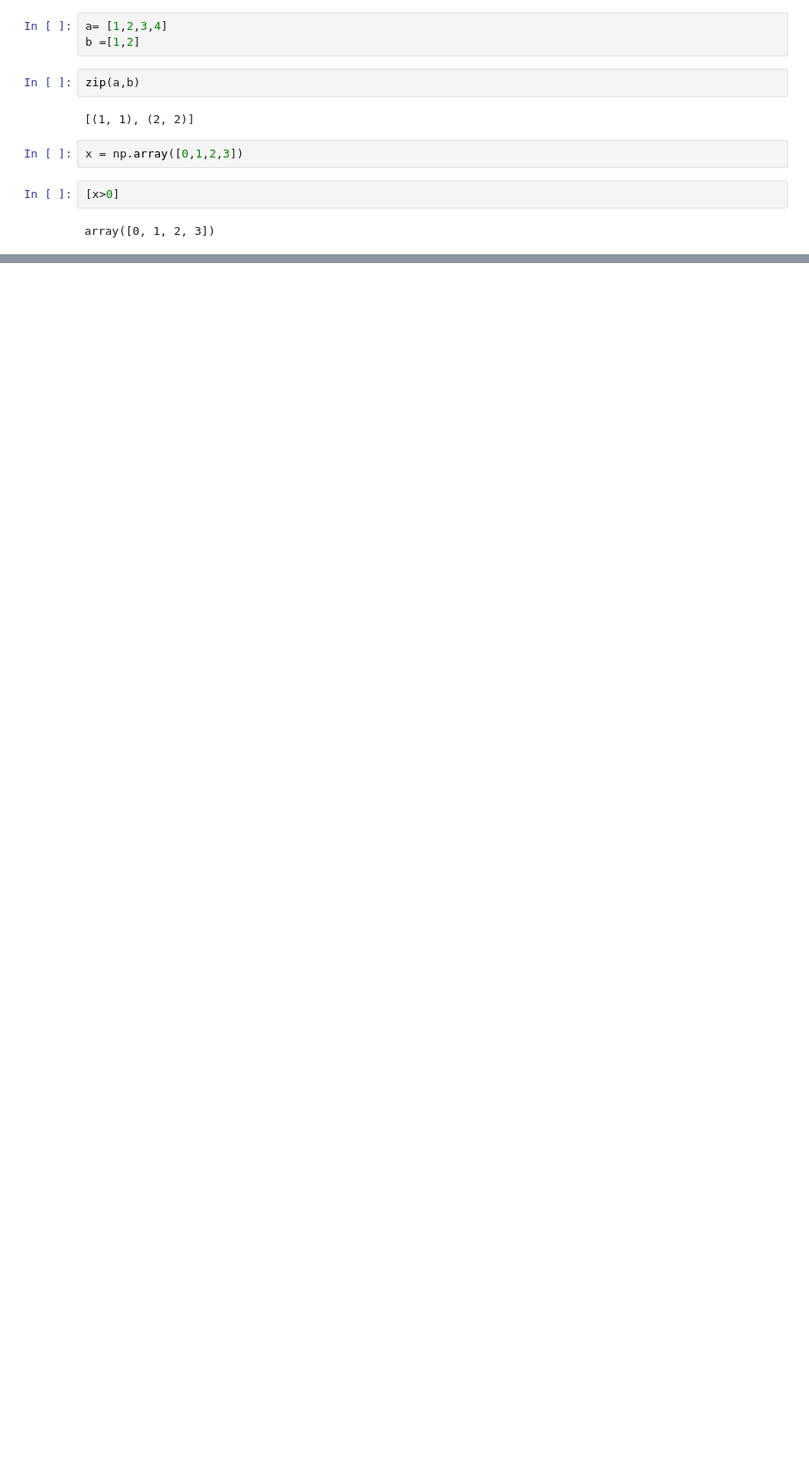
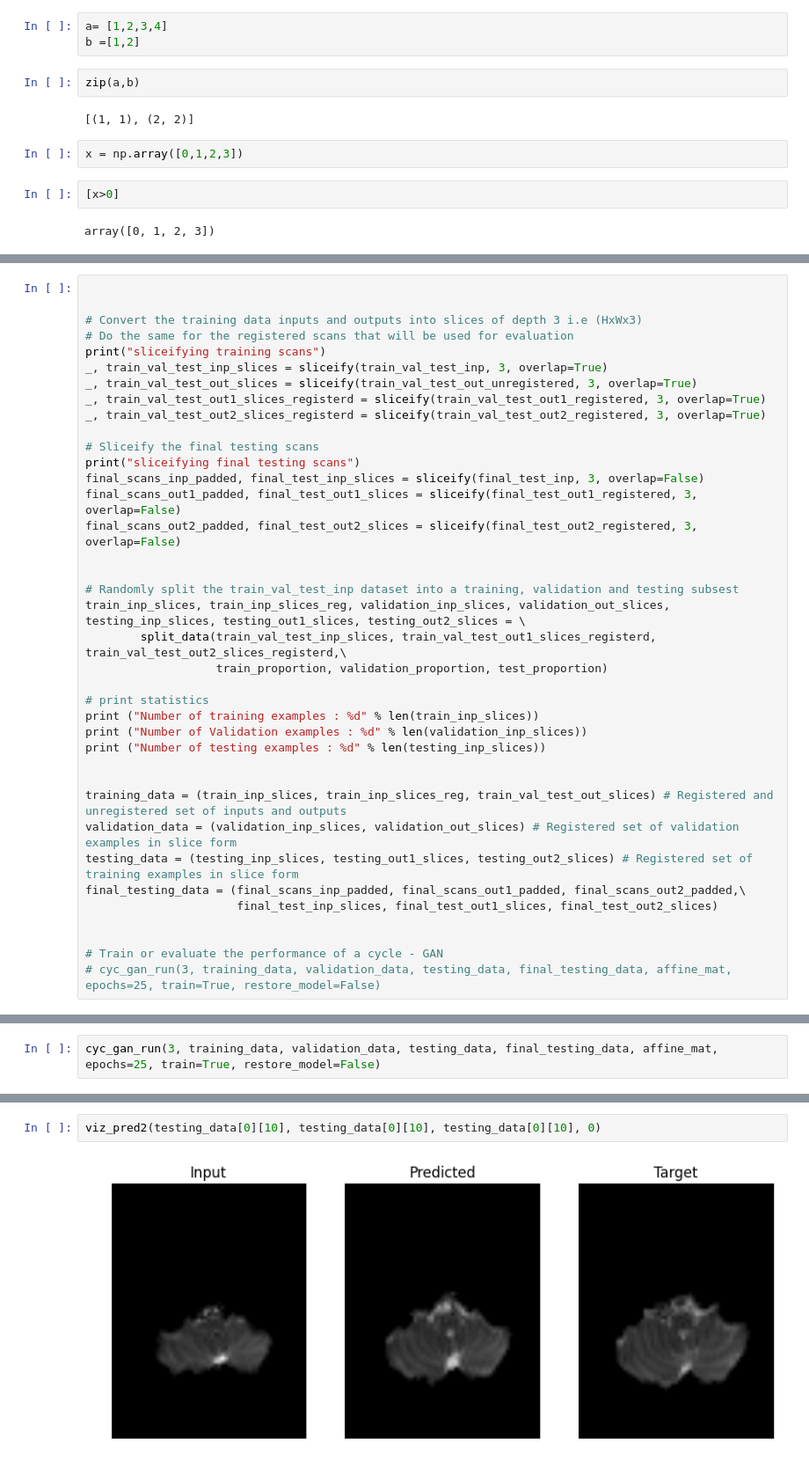
Before and after one commit to shivamdhall/MRIDataHarmonisation, a Jupyter notebook: NoteBooks/Final - AWS - Cycle-GAN.ipynb, the cells around one changed output, grey strips where cells are left out. Shown at 88% size. Saved outputs shown, nothing was run; the diff lists cells and outputs as text; blank space fills up the shorter version.

```diff
--- a/NoteBooks/Final - AWS - Cycle-GAN.ipynb
+++ b/NoteBooks/Final - AWS - Cycle-GAN.ipynb
@@ -904,0 +1902,38 @@ array([0, 1, 2, 3])
+# %%
+
+
+# Convert the training data inputs and outputs into slices of depth 3 i.e (HxWx3)
+# Do the same for the registered scans that will be used for evaluation
+print("sliceifying training scans")
+_, train_val_test_inp_slices = sliceify(train_val_test_inp, 3, overlap=True)
+_, train_val_test_out_slices = sliceify(train_val_test_out_unregistered, 3, overlap=True)
+_, train_val_test_out1_slices_registerd = sliceify(train_val_test_out1_registered, 3, overlap=True)
+_, train_val_test_out2_slices_registerd = sliceify(train_val_test_out2_registered, 3, overlap=True)
+
+# Sliceify the final testing scans
+print("sliceifying final testing scans")
+final_scans_inp_padded, final_test_inp_slices = sliceify(final_test_inp, 3, overlap=False)
+final_scans_out1_padded, final_test_out1_slices = sliceify(final_test_out1_registered, 3, overlap=False)
+final_scans_out2_padded, final_test_out2_slices = sliceify(final_test_out2_registered, 3, overlap=False)
+
+
+# Randomly split the train_val_test_inp dataset into a training, validation and testing subsest
+train_inp_slices, train_inp_slices_reg, validation_inp_slices, validation_out_slices, testing_inp_slices, testing_out1_slices, testing_out2_slices = \
+        split_data(train_val_test_inp_slices, train_val_test_out1_slices_registerd, train_val_test_out2_slices_registerd,\
+                   train_proportion, validation_proportion, test_proportion)
+
+# print statistics
+print ("Number of training examples : %d" % len(train_inp_slices))
+print ("Number of Validation examples : %d" % len(validation_inp_slices))
+print ("Number of testing examples : %d" % len(testing_inp_slices))
+
+
+training_data = (train_inp_slices, train_inp_slices_reg, train_val_test_out_slices) # Registered and unregistered set of inputs and outputs
+validation_data = (validation_inp_slices, validation_out_slices) # Registered set of validation examples in slice form
+testing_data = (testing_inp_slices, testing_out1_slices, testing_out2_slices) # Registered set of training examples in slice form
+final_testing_data = (final_scans_inp_padded, final_scans_out1_padded, final_scans_out2_padded,\
+                      final_test_inp_slices, final_test_out1_slices, final_test_out2_slices)
+
+
+# Train or evaluate the performance of a cycle - GAN
+# cyc_gan_run(3, training_data, validation_data, testing_data, final_testing_data, affine_mat, epochs=25, train=True, restore_model=False)
@@ -904,0 +1946,2 @@ array([0, 1, 2, 3])
+# %%
+cyc_gan_run(3, training_data, validation_data, testing_data, final_testing_data, affine_mat, epochs=25, train=True, restore_model=False)
@@ -904,0 +1968,4 @@ array([0, 1, 2, 3])
+# %%
+viz_pred2(testing_data[0][10], testing_data[0][10], testing_data[0][10], 0)
+# %% [output]
+[figure, added]
```
Also changed, not shown: parts of 9 cells of this notebook, 22 other files.
